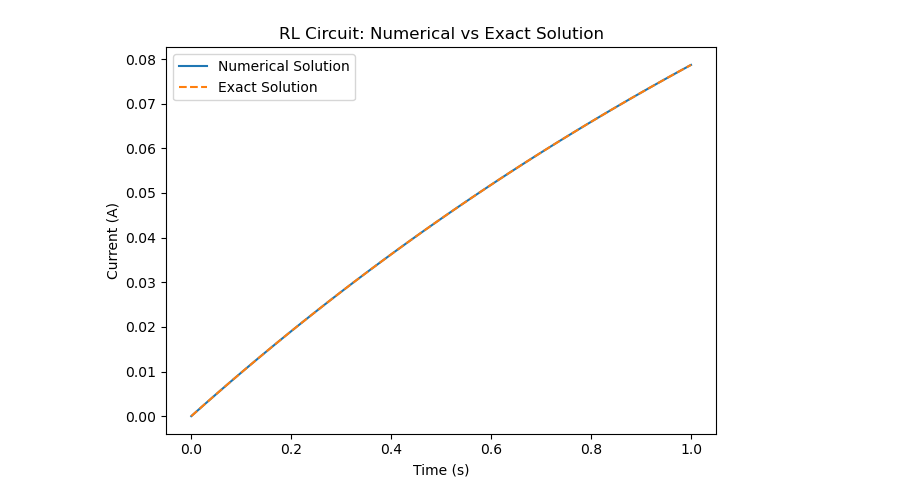
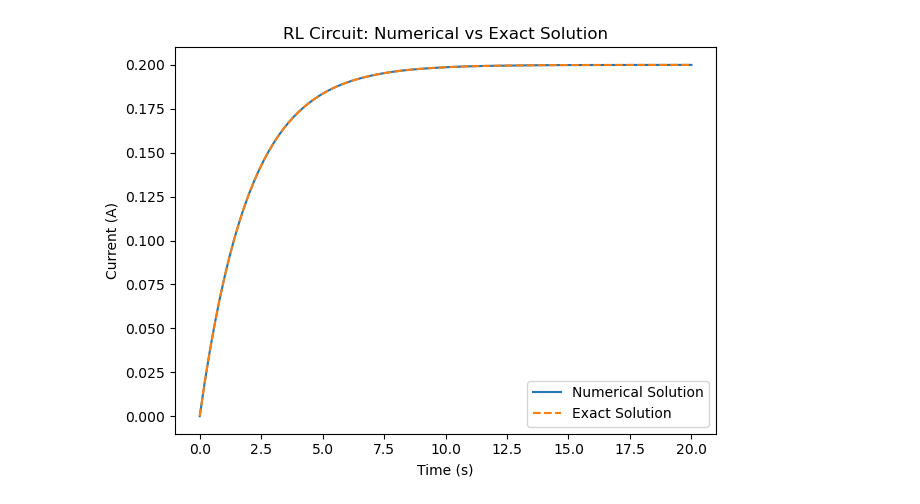
Before and after one commit to NielErykDeTorres004/CP1, a Jupyter notebook: Topic 2/R2.ipynb, the cells around one changed output. Saved outputs shown, nothing was run; the diff lists cells and outputs as text; code cells hidden in the pictures.

```diff
--- a/Topic 2/R2.ipynb
+++ b/Topic 2/R2.ipynb
@@ -143,35 +143,35 @@ def main():
 
     # Define the time range for the solution
     t0 = 0  # initial time
-    tf = 1  # final time (try different ranges to observe behavior)
+    tf = 20  # final time (try different ranges to observe behavior)
     n = 101  # number of time steps
     t_values = np.linspace(t0, tf, n)
 
     # Solve the differential equation numerically using solve_ivp
     result = integrate.solve_ivp(fun=differential_rl,  # function for the ODE
                                  t_span=(t0, tf),  # time range
                                  y0=[I0],  # initial current
                                  args=(V, R, L),  # pass V, R, L as additional arguments
                                  t_eval=t_values,  # evaluation times
                                  method='RK45')  # use Runge-Kutta method
 
     # Get the numerical solution for current I
     I_numerical = result.y[0]
 
     # Calculate the exact solution for current I
     I_exact = exact_solution_rl(V, R, L, t_values)
 
     # Plot both numerical and exact solutions
     plt.plot(t_values, I_numerical, '-', label="Numerical Solution")
     plt.plot(t_values, I_exact, '--', label="Exact Solution")
     plt.xlabel('Time (s)')
     plt.ylabel('Current (A)')
     plt.title('RL Circuit: Numerical vs Exact Solution')
     plt.legend()
     plt.tight_layout()
     plt.show()
 
 if __name__ == '__main__':
     main()
 # %% [output]
-[figure, old version]
+[figure, new version]
```
